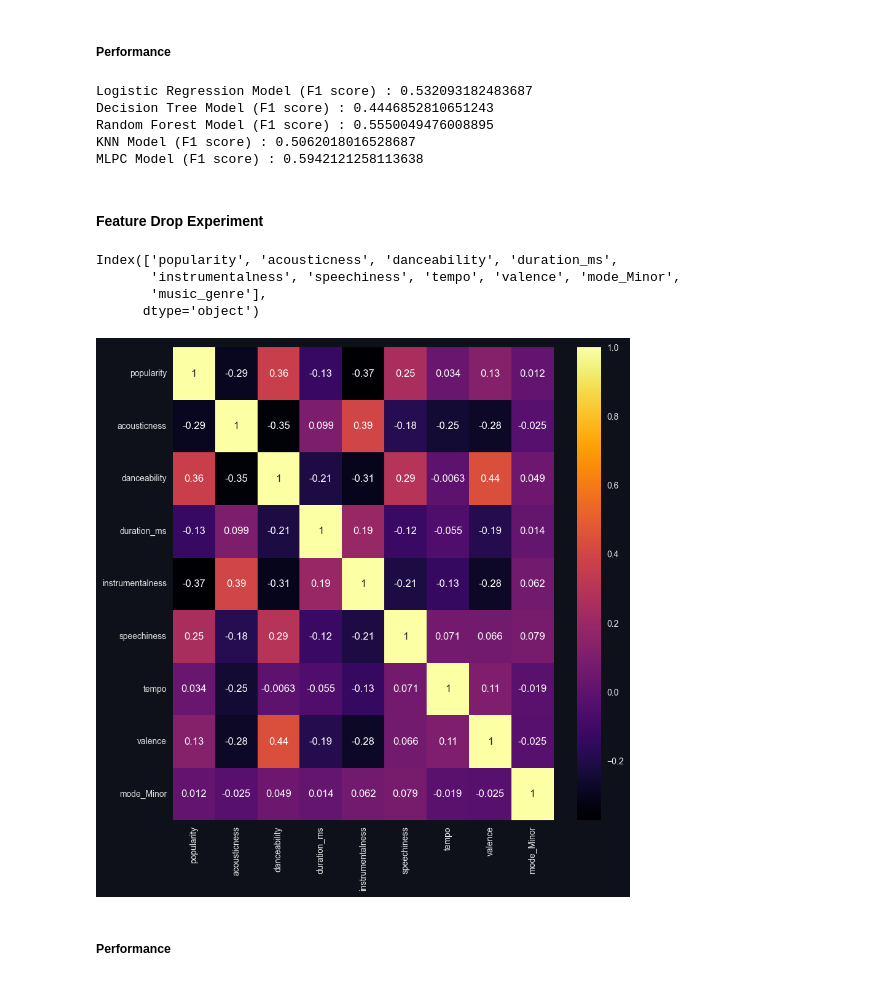
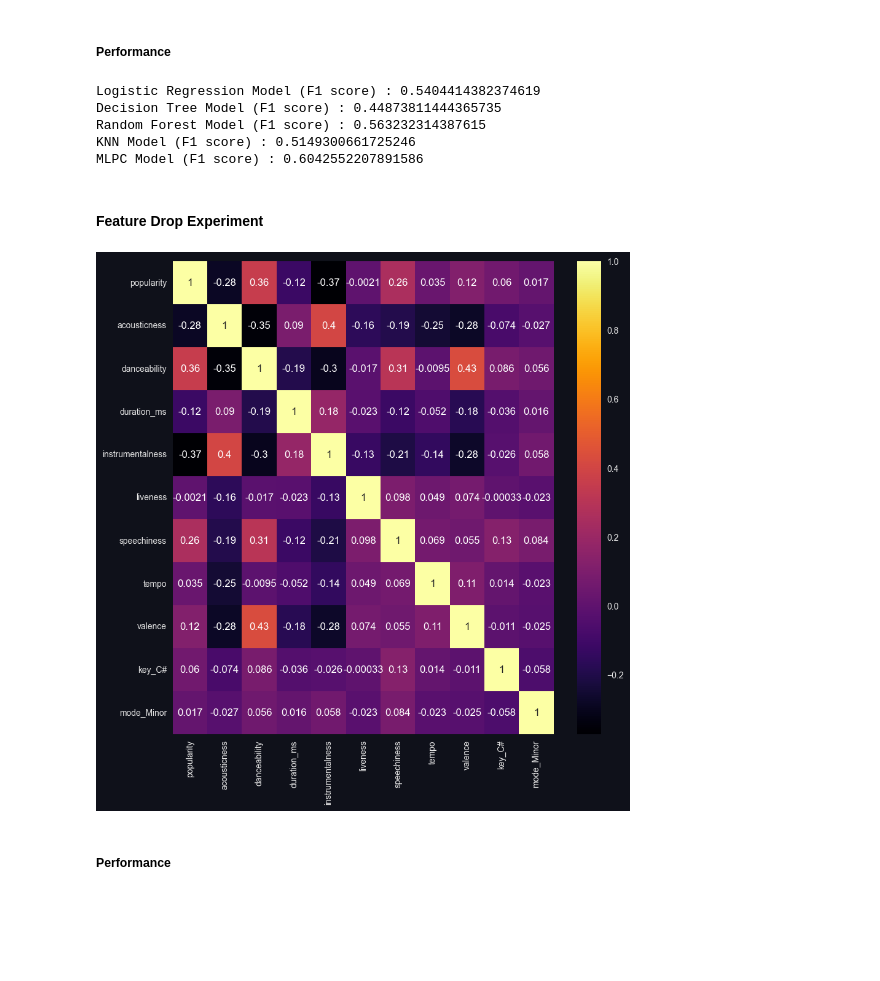
Before and after one commit to AthimetA/FRA503_HW_ML, a Jupyter notebook: Project/project.ipynb, the cells around one changed output. Cells and saved outputs as stored; diff of their text form; code cells hidden in the pictures; blank space fills up the shorter version.

```diff
--- a/Project/project.ipynb
+++ b/Project/project.ipynb
@@ -1610,3 +1816,40 @@ Index(['popularity', 'acousticness', 'danceability', 'duration_ms', 'energy',
+# %%
+#Logistic Regression Model#
+selectorSS13 = SelectKBest(f_classif, k=13)
+XSSselect13 = selectorSS13.fit(Xss, y)
+col = XSSselect13.get_support(indices=True)
+dfSSSelect13 = dfSS.iloc[:,col]
+dfSSSelect13['music_genre'] = y
+#Decision Tree Model#
+selectorRB10 = SelectKBest(f_classif, k=10)
+XselectRB10 = selectorRB10.fit(Xrb, y)
+col = XselectRB10.get_support(indices=True)
+dfRBSelect10 = dfRB.iloc[:,col]
+dfRBSelect10['music_genre'] = y
+#Random Forest Model#
+selectorRB13 = SelectKBest(f_classif, k=13)
+XselectRB13 = selectorRB13.fit(Xrb, y)
+col = XselectRB13.get_support(indices=True)
+dfRBSelect13 = dfRB.iloc[:,col]
+dfRBSelect13['music_genre'] = y
+#KNN Model#
+selectorSS11 = SelectKBest(f_classif, k=11)
+XSSselect11 = selectorSS11.fit(Xss, y)
+col = XSSselect11.get_support(indices=True)
+dfSSelect11 = dfSS.iloc[:,col]
+dfSSelect11['music_genre'] = y
+#MLPC Model#
+selectorRB14 = SelectKBest(f_classif, k=14)
+XselectRB14 = selectorRB14.fit(Xrb, y)
+col = XselectRB14.get_support(indices=True)
+dfRBSelect14 = dfRB.iloc[:,col]
+dfRBSelect14['music_genre'] = y
+#Grouping the dataframes#
+dfSelectDict = {'Logistic Regression Model':dfSSSelect13,
+                'Decision Tree Model':dfRBSelect10,
+                'Random Forest Model':dfRBSelect13,
+                'KNN Model':dfSSelect11,
+                'MLPC Model':dfRBSelect14}
 # %% [markdown]
 โดย Feature ที่ถูกตัดออกจาก Dataset จะมีข้อสังเกตดังนี้ดังนี้
 # %%
@@ -1713,12 +1952,2 @@ for key, item in dfCateDict.items():
 # %% [markdown]
 ##### **Performance**
-# %%
-dfSelect['music_genre'] = y
-
-modelBM_Select, resultBM_Select, confmatrixBM_Select, f1BM_Select = modelTestProcess(dfSelect, getdummy=0)
-# %% [output]
-Logistic Regression Model (F1 score) : 0.532093182483687
-Decision Tree Model (F1 score) : 0.4446852810651243
-Random Forest Model (F1 score) : 0.5550049476008895
-KNN Model (F1 score) : 0.5062018016528687
-MLPC Model (F1 score) : 0.5942121258113638
@@ -1725,18 +1989,22 @@ MLPC Model (F1 score) : 0.5942121258113638
+# %%
+modelBM_Select, resultBM_Select, confmatrixBM_Select, f1BM_Select = modelTestProcessFE(dfSelectDict,verbose=0)
+# %% [output]
+Logistic Regression Model (F1 score) : 0.5404414382374619
+Decision Tree Model (F1 score) : 0.44873811444365735
+Random Forest Model (F1 score) : 0.563232314387615
+KNN Model (F1 score) : 0.5149300661725246
+MLPC Model (F1 score) : 0.6042552207891586
 # %% [markdown]
 #### **Feature Drop Experiment**
-# %%
-dfSelectD = dfSelect.copy()
-dfSelectD = dfSelectD.drop(['loudness','energy'], axis=1)
-dfSelectD.columns
-# %% [output]
-Index(['popularity', 'acousticness', 'danceability', 'duration_ms',
-       'instrumentalness', 'speechiness', 'tempo', 'valence', 'mode_Minor',
-       'music_genre'],
-      dtype='object')
+# %%
+dfSelectDictD = {}
+for dfname, df in dfSelectDict.items():
+    dfdrop = df.copy()
+    dfSelectDictD[dfname] = dfdrop.drop(['loudness','energy'], axis=1)
 # %%
-SelectD = checkCorrFF(dfSelectD, 10, 10)
+SelectD = checkCorrFF(dfSelectDictD['Logistic Regression Model'], 10, 10)
 # %% [output]
-[figure, old version]
+[figure, new version]
 # %% [markdown]
 ##### **Performance**
 # %%
```
Also changed, not shown: parts of 46 cells of this notebook, 6 other files.
